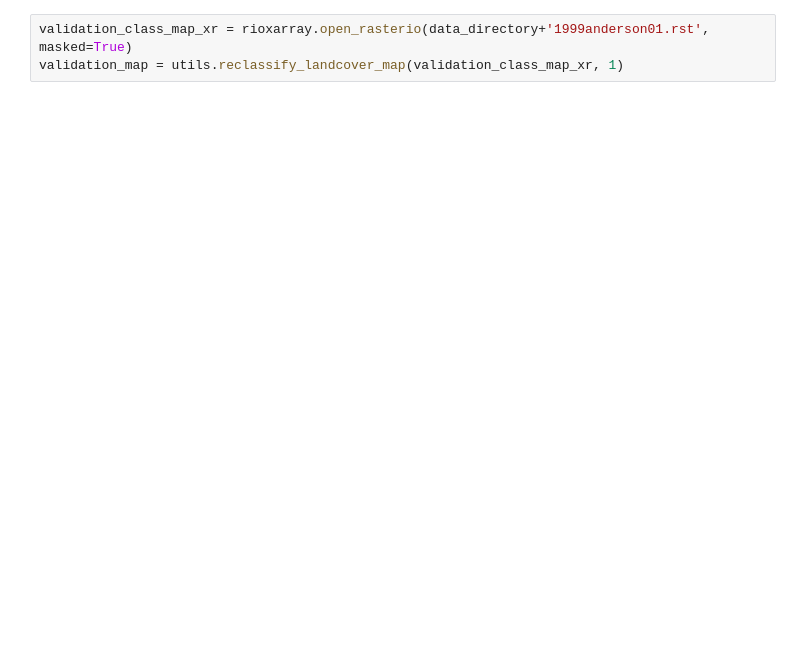
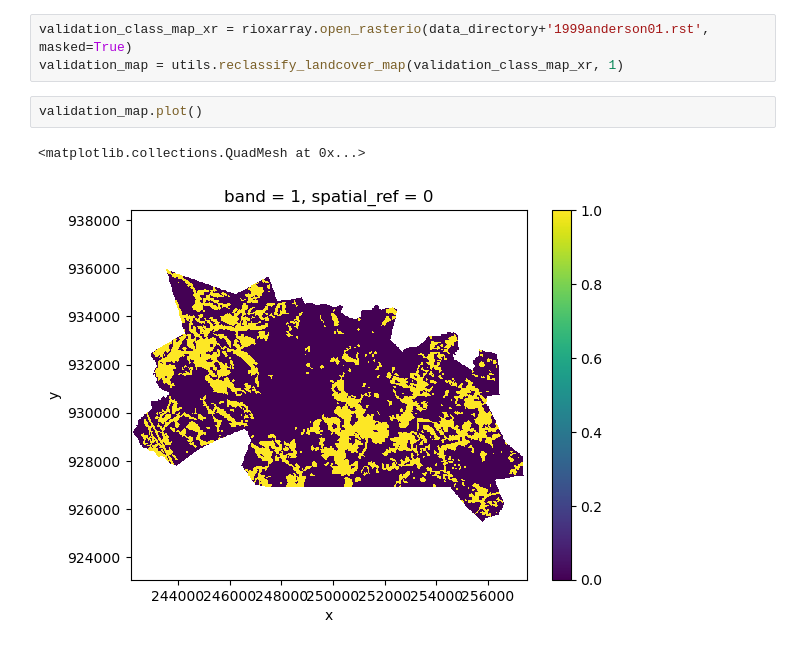
Before and after one commit to DWGodwin/geomod, a Jupyter notebook: predict-example.ipynb, the cells around one changed output. Drawn from its saved outputs; the diff is of its cells as text; blank space fills up the shorter version.

```diff
--- a/predict-example.ipynb
+++ b/predict-example.ipynb
@@ -39,3 +47,8 @@ land_cover_map = utils.reclassify_landcover_map(input_classification_map_xr, 1)
 # %%
 validation_class_map_xr = rioxarray.open_rasterio(data_directory+'1999anderson01.rst', masked=True)
 validation_map = utils.reclassify_landcover_map(validation_class_map_xr, 1)
+# %%
+validation_map.plot()
+# %% [output]
+<matplotlib.collections.QuadMesh at 0x...>
+[figure, added]
```
Also changed, not shown: parts of 7 cells of this notebook, 1 other file.
